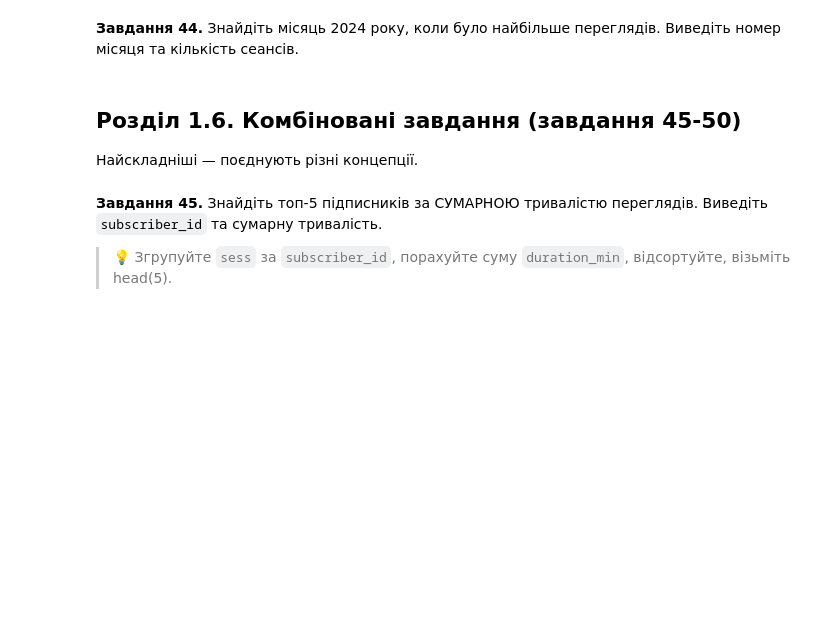
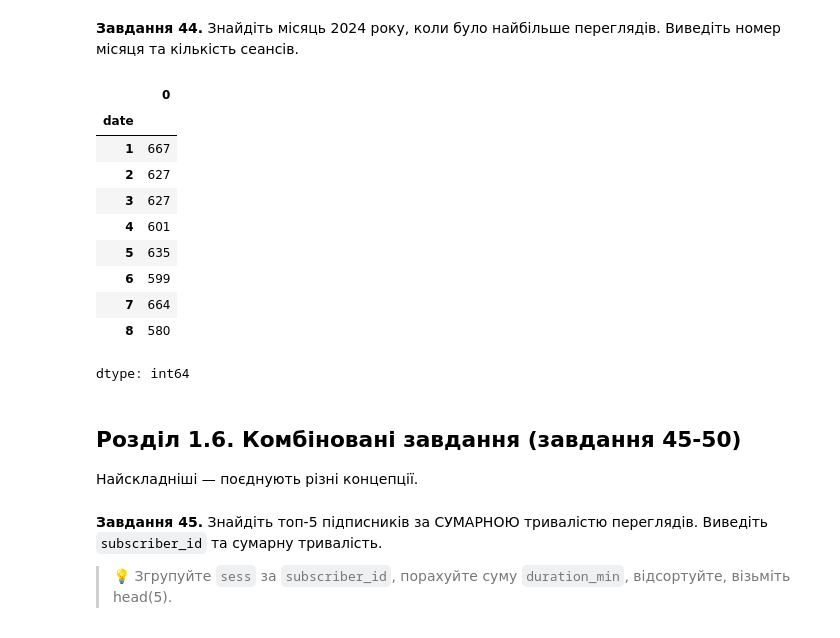
Before and after one commit to Wilson1994/DTA-2026, a Jupyter notebook: homework/pandas_viz_practice.ipynb, the cells around one changed output. Saved outputs shown, nothing was run; the diff lists cells and outputs as text; code cells hidden in the pictures; blank space fills up the shorter version.

```diff
--- a/homework/pandas_viz_practice.ipynb
+++ b/homework/pandas_viz_practice.ipynb
@@ -822,6 +837,20 @@ dtype: int64
 **Завдання 44.** Знайдіть місяць 2024 року, коли було найбільше переглядів. Виведіть номер місяця та кількість сеансів.
 # %%
 # Завдання 44:
+
+sess.groupby(sess["date"].dt.month).size()
+# %% [output]
+|  | 0 |
+| date |  |
+| 1 | 667 |
+| 2 | 627 |
+| 3 | 627 |
+| 4 | 601 |
+| 5 | 635 |
+| 6 | 599 |
+| 7 | 664 |
+| 8 | 580 |
+dtype: int64
 # %% [markdown]
 ## Розділ 1.6. Комбіновані завдання (завдання 45-50)
 
```
Also changed, not shown: parts of 15 cells of this notebook.
